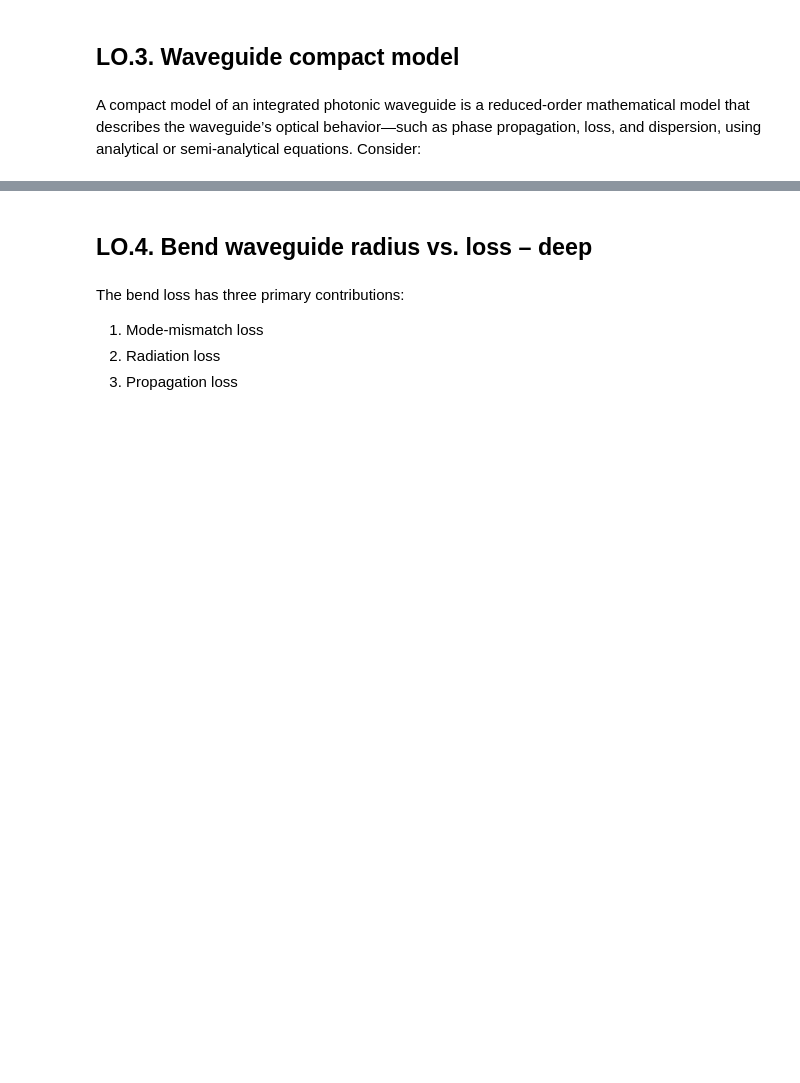
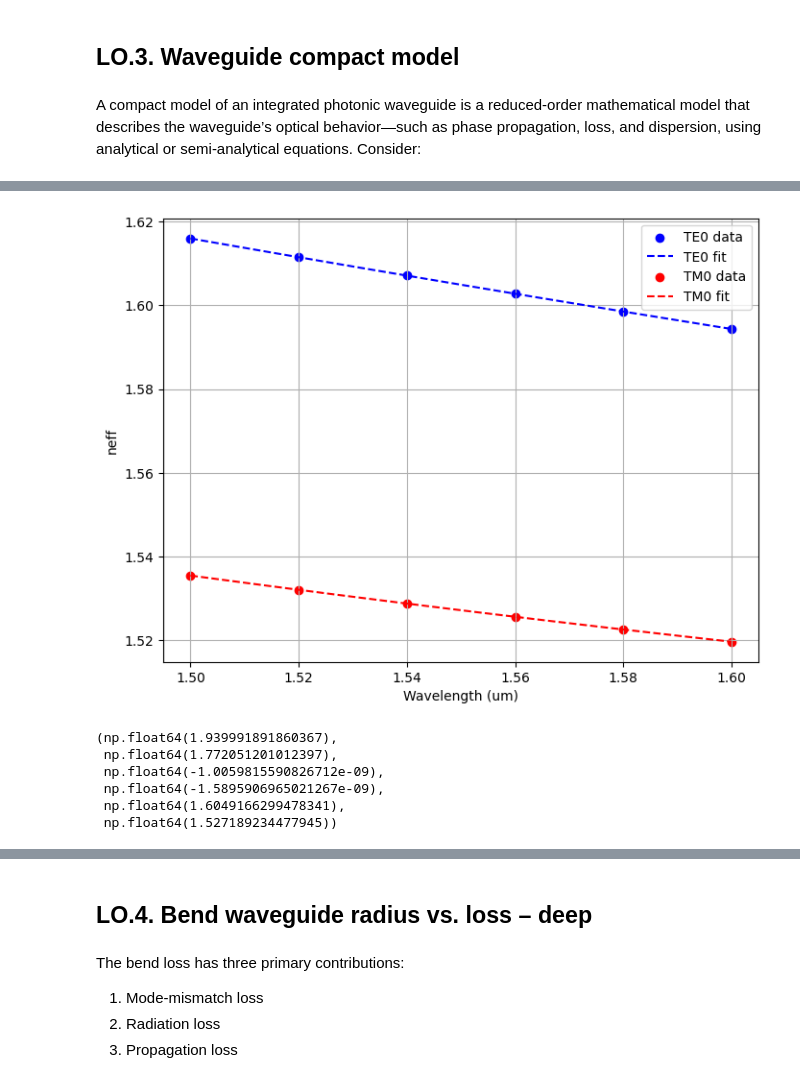
Before and after one commit to davidalcarria/pic-upv-lab1, a Jupyter notebook: WAVEGUIDES_Student.ipynb, the cells around one changed output, grey strips where cells are left out. Cells and saved outputs as stored; diff of their text form; code cells hidden in the pictures; blank space fills up the shorter version.

```diff
--- a/WAVEGUIDES_Student.ipynb
+++ b/WAVEGUIDES_Student.ipynb
@@ -157,0 +284,54 @@ $$
+# %%
+neff_TE0 = res_neff[:,0].real
+
+coef_TE = np.polyfit(wavelength - central,neff_TE0,2)
+
+n1_TE = coef_TE[2]
+n2_TE = coef_TE[1]
+n3_TE = coef_TE[0]
+
+ng_TE = n1_TE - central*n2_TE
+D_TE = -(2*central*n3_TE)/3e8
+
+neff_TM0 = res_neff[:,1].real
+
+coef_TM = np.polyfit(wavelength- central,neff_TM0,2)
+
+n1_TM = coef_TM[2]
+n2_TM = coef_TM[1]
+n3_TM = coef_TM[0]
+
+ng_TM = n1_TM - central*n2_TM
+D_TM = -(2*central*n3_TM)/3e8
+
+lambda_plot = np.linspace(min(wavelength), max(wavelength), 200)
+x_plot = lambda_plot - central
+
+fit_TE = np.polyval(coef_TE, x_plot)
+fit_TM = np.polyval(coef_TM, x_plot)
+
+plt.figure(figsize=(8,6))
+
+# TE0
+plt.scatter(wavelength, neff_TE0, color='blue', label='TE0 data')
+plt.plot(lambda_plot, fit_TE, 'b--', label='TE0 fit')
+
+# TM0
+plt.scatter(wavelength, neff_TM0, color='red', label='TM0 data')
+plt.plot(lambda_plot, fit_TM, 'r--', label='TM0 fit')
+
+plt.xlabel("Wavelength (um)")
+plt.ylabel("neff")
+plt.legend()
+plt.grid()
+plt.show()
+
+ng_TE, ng_TM, D_TE, D_TM, n1_TE,n1_TM
+# %% [output]
+[figure, added]
+(np.float64(1.939991891860367),
+ np.float64(1.772051201012397),
+ np.float64(-1.0059815590826712e-09),
+ np.float64(-1.5895906965021267e-09),
+ np.float64(1.6049166299478341),
+ np.float64(1.527189234477945))
```
Also changed, not shown: parts of 8 cells of this notebook.
